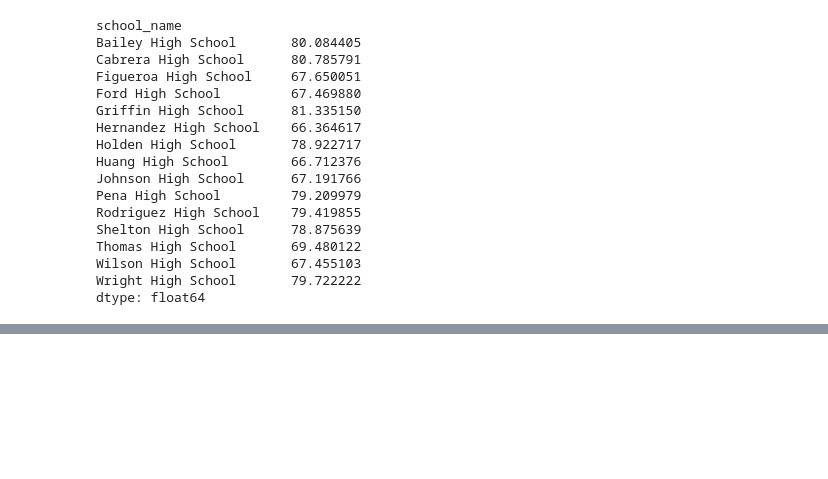
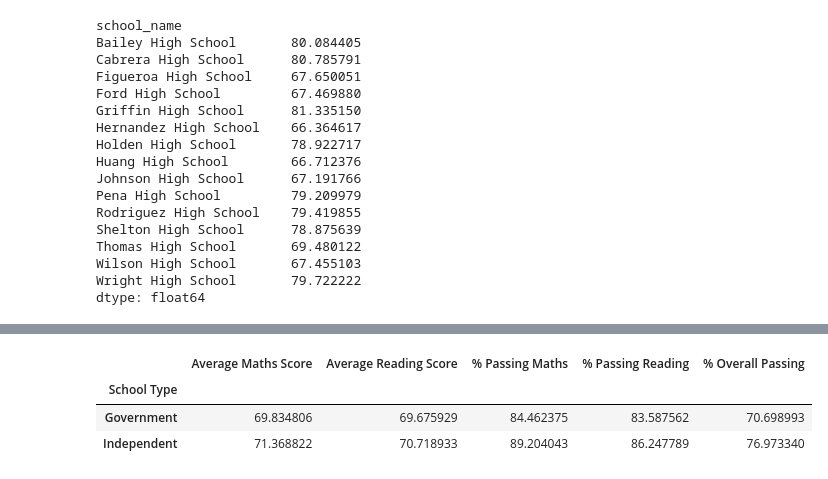
Before and after one commit to bec-n/pandas_challenge, a Jupyter notebook: PyCitySchools/Scores by School Spending, Size and Type.ipynb, the cells around one changed output, grey strips where cells are left out. Drawn from its saved outputs; the diff is of its cells as text; code cells hidden in the pictures; blank space fills up the shorter version.

```diff
--- a/PyCitySchools/Scores by School Spending, Size and Type.ipynb
+++ b/PyCitySchools/Scores by School Spending, Size and Type.ipynb
@@ -320,0 +343,25 @@ NameError: name 'pd' is not defined
+# %%
+# Scores by school type: Use code provided to calclate the following
+type_maths_scores = per_school_summary_df.groupby(["School Type"]).mean()["Average Maths Score"]
+type_reading_scores = per_school_summary_df.groupby(["School Type"]).mean()["Average Reading Score"]
+type_passing_maths = per_school_summary_df.groupby(["School Type"]).mean()["% Passing Maths"]
+type_passing_reading = per_school_summary_df.groupby(["School Type"]).mean()["% Passing Reading"]
+overall_passing_type = per_school_summary_df.groupby(["School Type"]).mean()["% Overall Passing"]
+# %%
+# Scores by school type: Create new dataframe
+type_summary_df = per_school_summary_df[["School Type"]]
+type_summary_df = type_summary_df.drop_duplicates()
+type_summary_df = type_summary_df.sort_values("School Type")
+type_summary_df = type_summary_df.set_index("School Type")
+
+type_summary_df["Average Maths Score"] = type_maths_scores
+type_summary_df["Average Reading Score"] = type_reading_scores
+type_summary_df["% Passing Maths"] = type_passing_maths
+type_summary_df["% Passing Reading"] = type_passing_reading
+type_summary_df["% Overall Passing"] = overall_passing_type
+type_summary_df
+# %% [output]
+|  | Average Maths Score | Average Reading Score | % Passing Maths | % Passing Reading | % Overall Passing |
+| School Type |  |  |  |  |  |
+| Government | 69.834806 | 69.675929 | 84.462375 | 83.587562 | 70.698993 |
+| Independent | 71.368822 | 70.718933 | 89.204043 | 86.247789 | 76.973340 |
```
Also changed, not shown: parts of 4 cells of this notebook, 1 other file.
